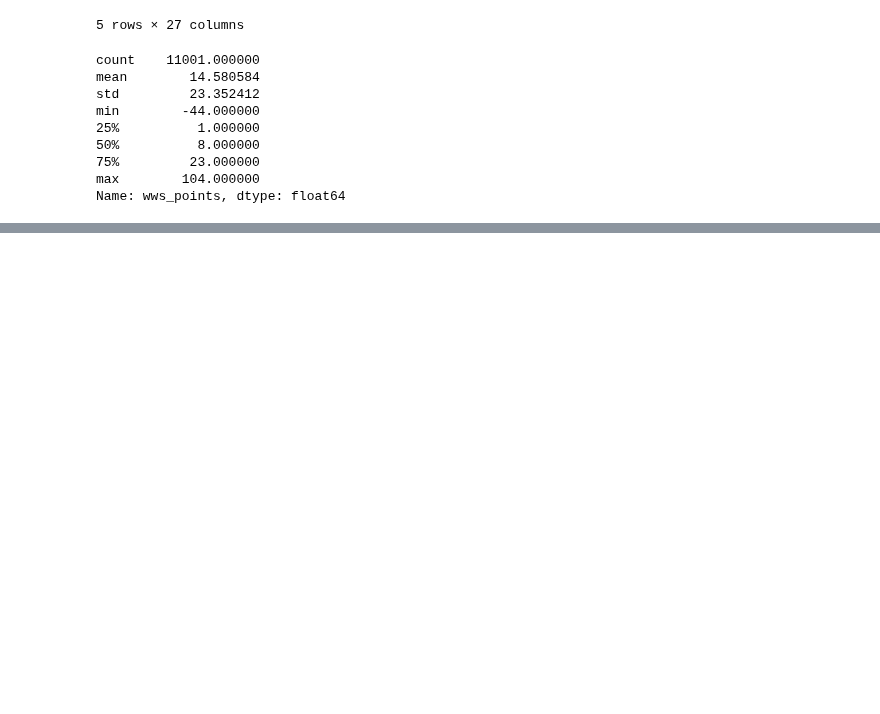
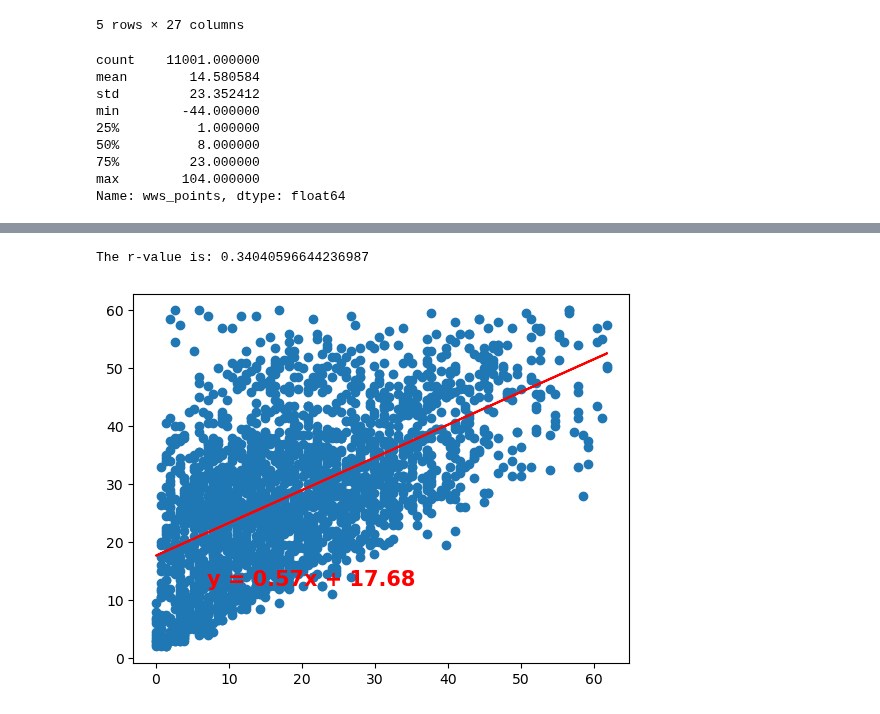
Before and after one commit to alyssahondrade/Project1, a Jupyter notebook: recipes_exploration.ipynb, the cells around one changed output, grey strips where cells are left out. Cells and saved outputs as stored; diff of their text form; code cells hidden in the pictures; blank space fills up the shorter version.

```diff
--- a/recipes_exploration.ipynb
+++ b/recipes_exploration.ipynb
@@ -857,0 +884,10 @@ Name: wws_points, dtype: float64
+# %%
+x_values = negative_points['total_fat_g']
+y_values = negative_points['protein_g']
+
+fig, ax = plt.subplots()
+ax.scatter(x_values, y_values)
+linreg_plot(ax, x_values, y_values, 80, 80)
+# %% [output]
+The r-value is: 0.34040596644236987
+[figure, added]
```
Also changed, not shown: parts of 11 cells of this notebook, 1 other file.
